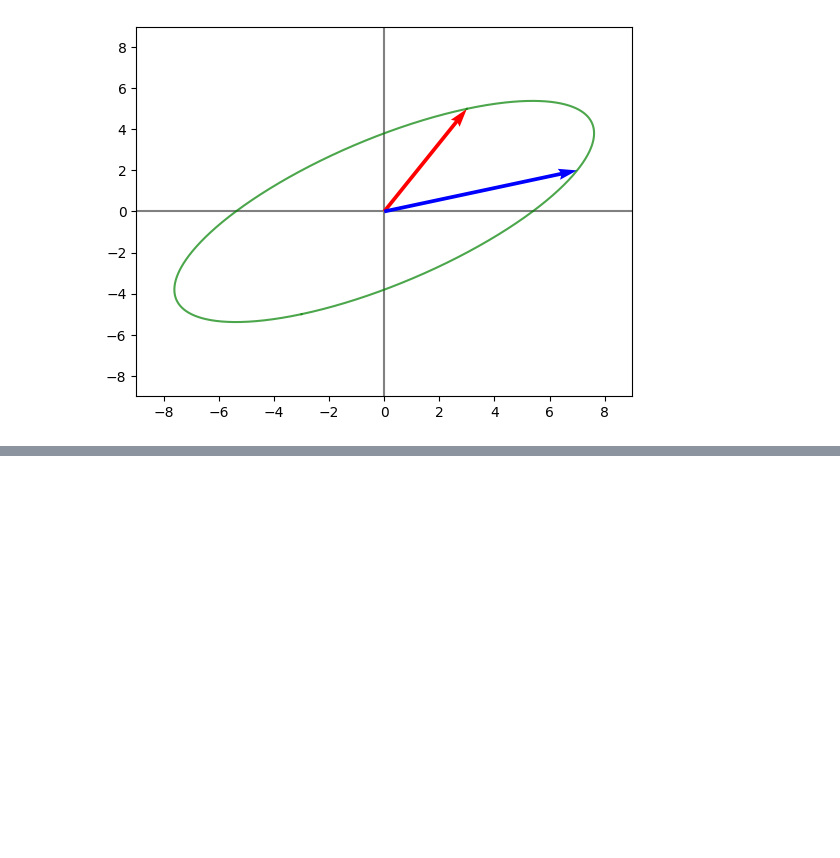
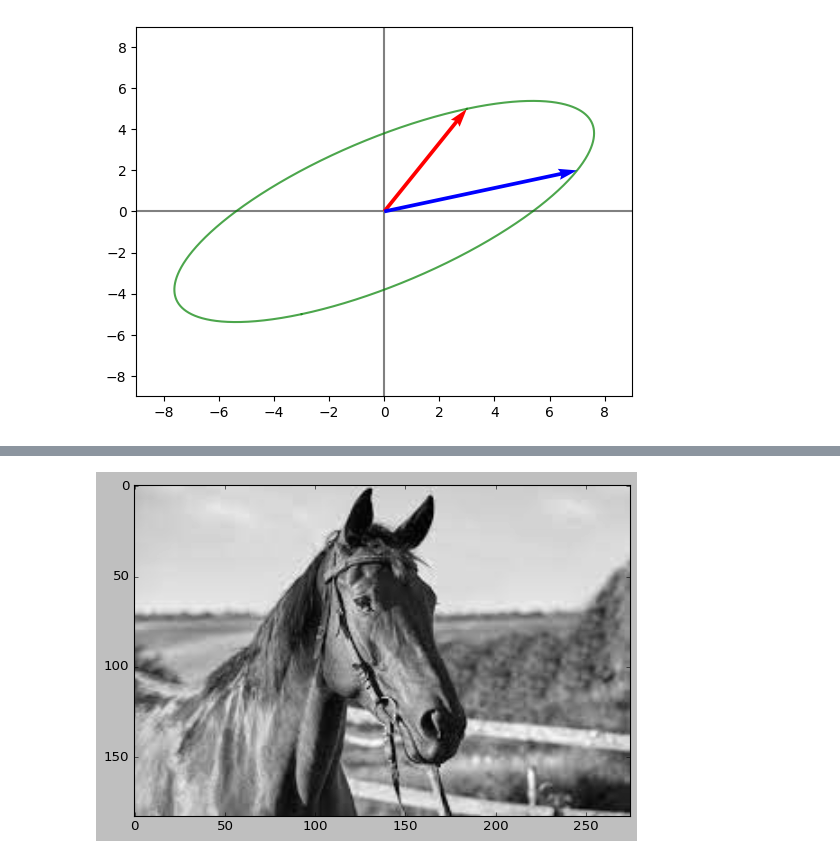
Before and after one commit to rodrigo2000m/apuntes_ML_python, a Jupyter notebook: algebra_lineal_en_ML.ipynb, the cells around one changed output, grey strips where cells are left out. Cells and saved outputs as stored; diff of their text form; code cells hidden in the pictures; blank space fills up the shorter version.

```diff
--- a/algebra_lineal_en_ML.ipynb
+++ b/algebra_lineal_en_ML.ipynb
@@ -249,0 +295,5 @@ plt.show()
+# %%
+plt.imshow(imagen_mat, cmap="gray")
+plt.show()
+# %% [output]
+[figure, added]
```
Also changed, not shown: parts of 30 cells of this notebook, 1 other file.
